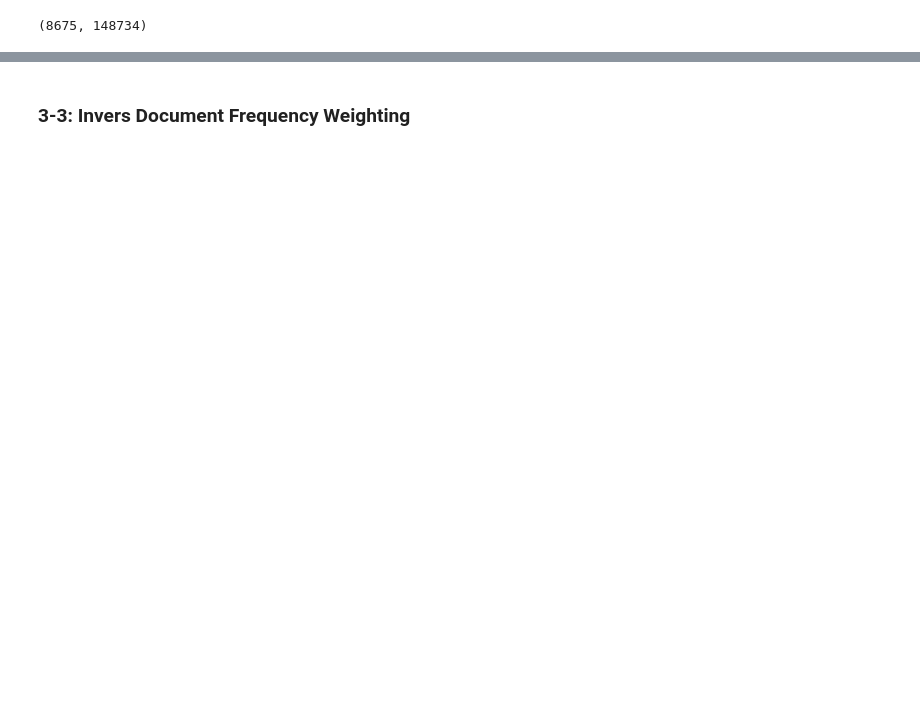
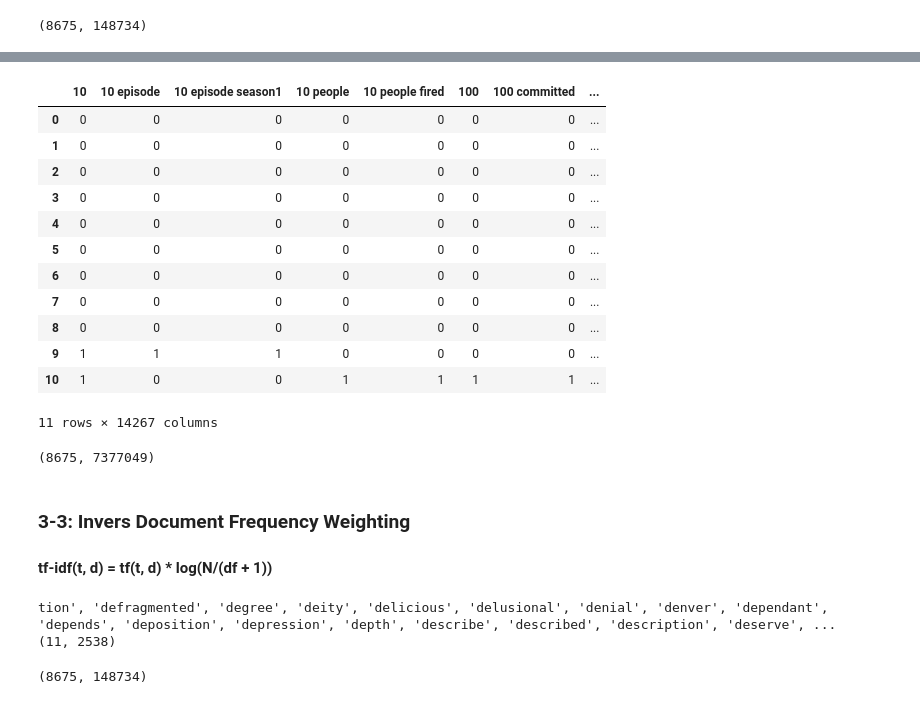
Before and after one commit to shshakib/Twitter-Personality-Prediction, a Jupyter notebook: MBTI.ipynb, the cells around one changed output, grey strips where cells are left out. Saved outputs shown, nothing was run; the diff lists cells and outputs as text; code cells hidden in the pictures; blank space fills up the shorter version.

```diff
--- a/MBTI.ipynb
+++ b/MBTI.ipynb
@@ -170,9 +238,53 @@ print(X_Lem_CV.shape)
+# %%
+#Sparse Matrix
+small_Ngram_DF = pd.DataFrame(small_Lem_Ngram.toarray())
+small_Ngram_DF.columns = small_Ngram.get_feature_names()
+small_Ngram_DF
+# %% [output]
+|  | 10 | 10 episode | 10 episode season1 | 10 people | 10 people fired | 100 | 100 committed | ... |
+| 0 | 0 | 0 | 0 | 0 | 0 | 0 | 0 | ... |
+| 1 | 0 | 0 | 0 | 0 | 0 | 0 | 0 | ... |
+| 2 | 0 | 0 | 0 | 0 | 0 | 0 | 0 | ... |
+| 3 | 0 | 0 | 0 | 0 | 0 | 0 | 0 | ... |
+| 4 | 0 | 0 | 0 | 0 | 0 | 0 | 0 | ... |
+| 5 | 0 | 0 | 0 | 0 | 0 | 0 | 0 | ... |
+| 6 | 0 | 0 | 0 | 0 | 0 | 0 | 0 | ... |
+| 7 | 0 | 0 | 0 | 0 | 0 | 0 | 0 | ... |
+| 8 | 0 | 0 | 0 | 0 | 0 | 0 | 0 | ... |
+| 9 | 1 | 1 | 1 | 0 | 0 | 0 | 0 | ... |
+| 10 | 1 | 0 | 0 | 1 | 1 | 1 | 1 | ... |
+11 rows × 14267 columns
+# %%
+from sklearn.feature_extraction.text import CountVectorizer
+
+full_Ngram = CountVectorizer(ngram_range=(1,3))
+temp_Dataset = mbti_Dataset['Posts_Lemmatized'].apply(lambda x: ' '.join(map(str,x)))
+full_Lem_Ngram = full_Ngram.fit_transform(temp_Dataset)
+
+print(full_Lem_Ngram.shape)
+# %% [output]
+(8675, 7377049)
+# %% [markdown]
+### 3-3: Invers Document Frequency Weighting
+####        tf-idf(t, d) = tf(t, d) * log(N/(df + 1))
+# %%
+from sklearn.feature_extraction.text import TfidfVectorizer
+
+small_Data = mbti_Dataset.loc[0:10,['Type','Posts_Lemmatized']]
+small_TFIDF = TfidfVectorizer(analyzer=lemmatizing)
+small_Lem_TFIDF = small_TFIDF.fit_transform(small_Data['Posts_Lemmatized'])
+
+print(small_TFIDF.get_feature_names())
+print(small_Lem_TFIDF.shape)
+# %% [output]
+tion', 'defragmented', 'degree', 'deity', 'delicious', 'delusional', 'denial', 'denver', 'dependant', 'depends', 'deposition', 'depression', 'depth', 'describe', 'described', 'description', 'deserve', ...
+(11, 2538)
 # %%
-from sklearn.feature_extraction.text import CountVectorizer
+from sklearn.feature_extraction.text import TfidfVectorizer
 
-count_Vec = CountVectorizer()
-X_Lem_CV = count_Vec.fit_transform(mbti_Dataset['Posts_Lemmatized'])
+vectorizer_TFIDF = TfidfVectorizer(analyzer=lemmatizing)
+full_Lem_tfidf = vectorizer_TFIDF.fit_transform(mbti_Dataset['Posts_Lemmatized'])
 
-print(X_Lem_CV.shape)
+print(full_Lem_tfidf.shape)
+# %% [output]
+(8675, 148734)
-# %% [markdown]
-### 3-3: Invers Document Frequency Weighting
```
Also changed, not shown: parts of 15 cells of this notebook.
